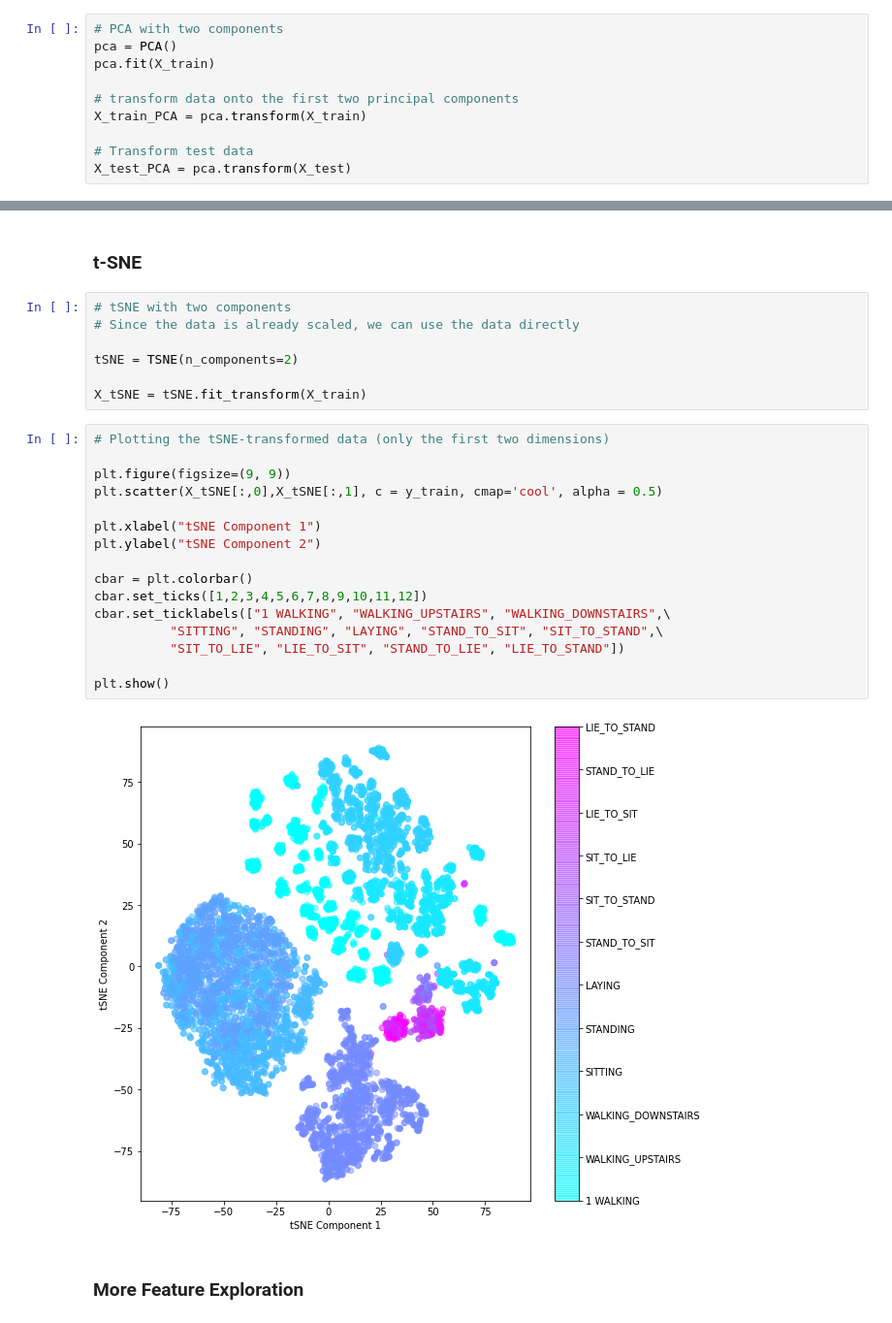
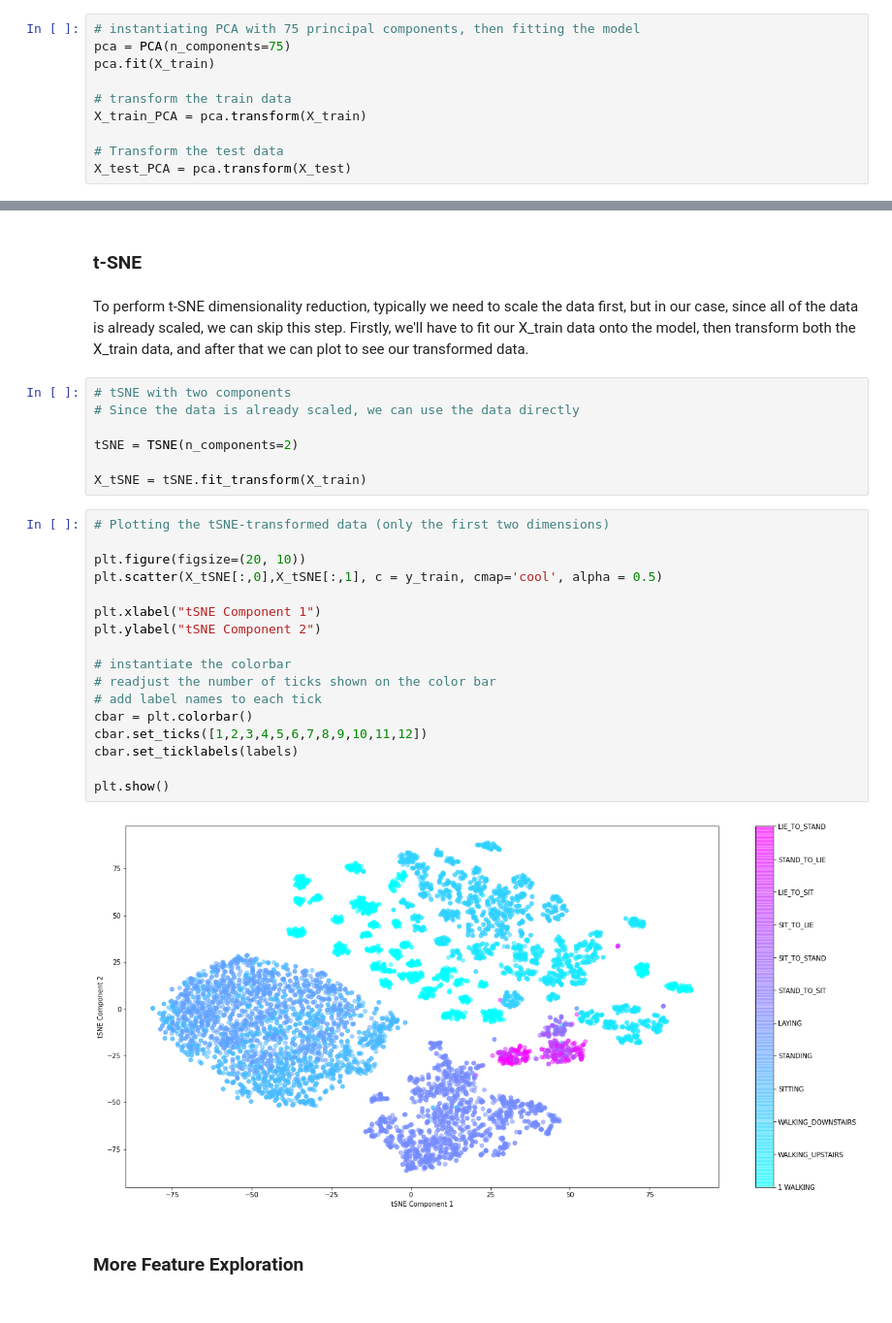
Before and after one commit to Allan-Luu/HumanActivityClassification, a Jupyter notebook: 01 Basic_EDA.ipynb, the cells around one changed output, grey strips where cells are left out. Shown at 97% size. Drawn from its saved outputs; the diff is of its cells as text.

```diff
--- a/01 Basic_EDA.ipynb
+++ b/01 Basic_EDA.ipynb
@@ -56,10 +122,10 @@ Since we have such a large number of columns in our data, we should do some dime
 # %%
-# PCA with two components
-pca = PCA()
+# instantiating PCA with 75 principal components, then fitting the model
+pca = PCA(n_components=75)
 pca.fit(X_train)
 
-# transform data onto the first two principal components
+# transform the train data
 X_train_PCA = pca.transform(X_train)
 
-# Transform test data
+# Transform the test data
 X_test_PCA = pca.transform(X_test)
@@ -142,6 +227,8 @@ plt.show()
 ---
 # %% [markdown]
 ### t-SNE
+# %% [markdown]
+To perform t-SNE dimensionality reduction, typically we need to scale the data first, but in our case, since all of the data is already scaled, we can skip this step. Firstly, we'll have to fit our X_train data onto the model, then transform both the X_train data, and after that we can plot to see our transformed data.
 # %%
 # tSNE with two components
 # Since the data is already scaled, we can use the data directly
@@ -152,20 +239,21 @@ X_tSNE = tSNE.fit_transform(X_train)
 # %%
 # Plotting the tSNE-transformed data (only the first two dimensions)
 
-plt.figure(figsize=(9, 9))
+plt.figure(figsize=(20, 10))
 plt.scatter(X_tSNE[:,0],X_tSNE[:,1], c = y_train, cmap='cool', alpha = 0.5)
 
 plt.xlabel("tSNE Component 1")
 plt.ylabel("tSNE Component 2")
 
+# instantiate the colorbar
+# readjust the number of ticks shown on the color bar
+# add label names to each tick
 cbar = plt.colorbar()
 cbar.set_ticks([1,2,3,4,5,6,7,8,9,10,11,12])
-cbar.set_ticklabels(["1 WALKING", "WALKING_UPSTAIRS", "WALKING_DOWNSTAIRS",\
-          "SITTING", "STANDING", "LAYING", "STAND_TO_SIT", "SIT_TO_STAND",\
-          "SIT_TO_LIE", "LIE_TO_SIT", "STAND_TO_LIE", "LIE_TO_STAND"])
+cbar.set_ticklabels(labels)
 
 plt.show()
 # %% [output]
-[figure, old version]
+[figure, new version]
 # %% [markdown]
 ### More Feature Exploration
```
Also changed, not shown: parts of 36 cells of this notebook, 1 other file.
